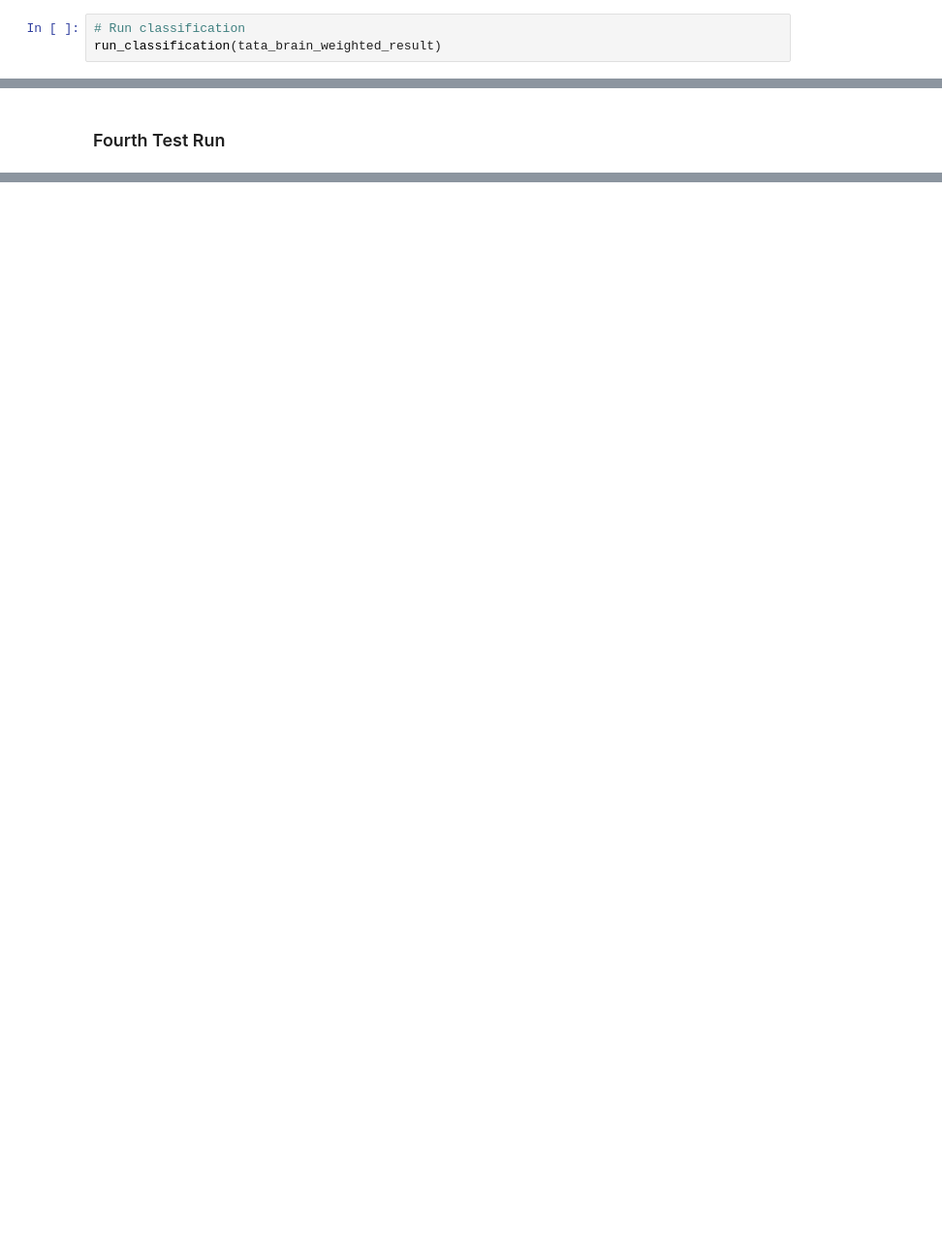
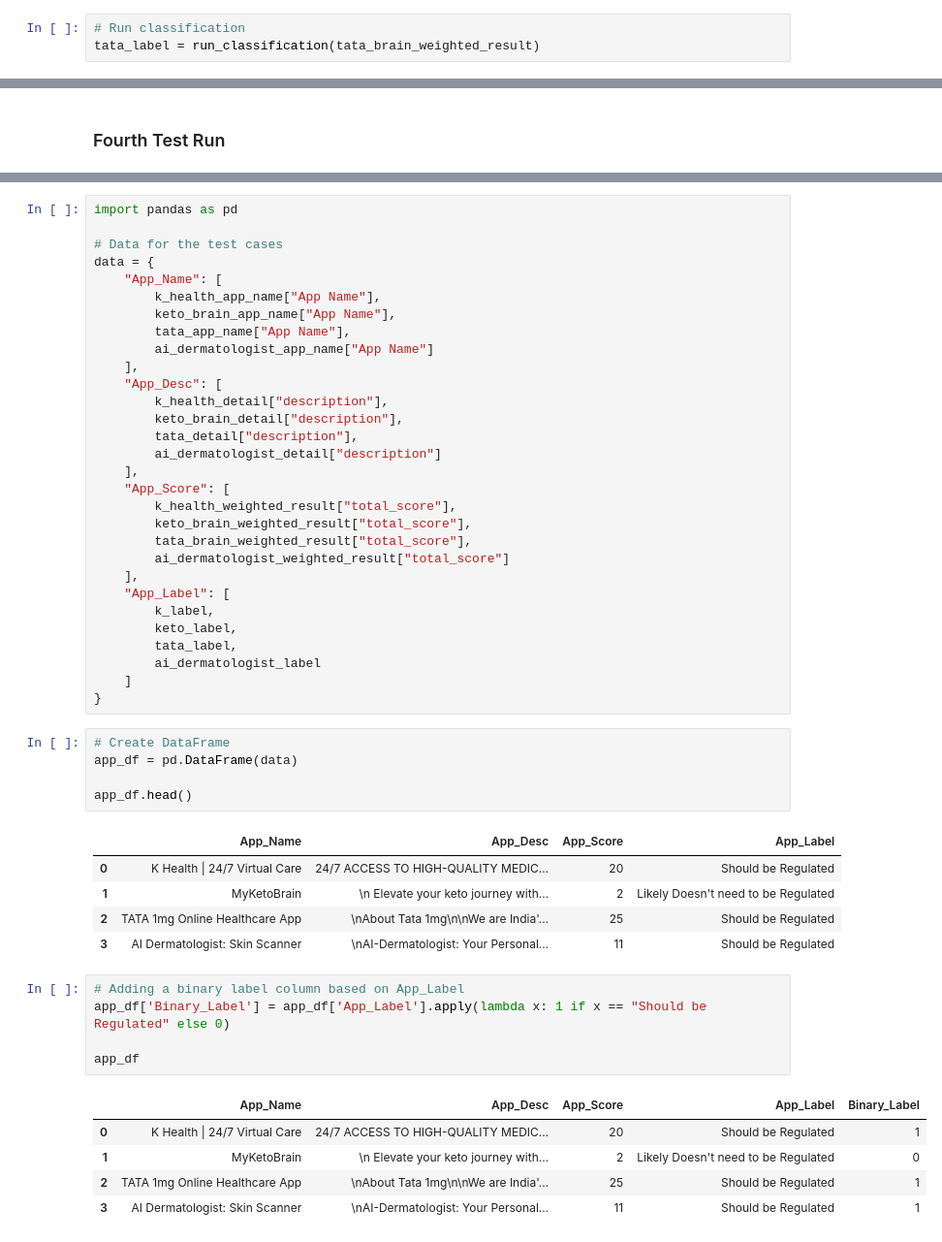
Before and after one commit to ErnestDivine/RA--Prof-Raina, a Jupyter notebook: Apps Scraping & Classification.ipynb, the cells around one changed output, grey strips where cells are left out. Shown at 97% size. Drawn from its saved outputs; the diff is of its cells as text; blank space fills up the shorter version.

```diff
--- a/Apps Scraping & Classification.ipynb
+++ b/Apps Scraping & Classification.ipynb
@@ -429,7 +429,7 @@ tata_brain_weighted_result
  'total_score': 25}
 # %%
 # Run classification
-run_classification(tata_brain_weighted_result)
+tata_label = run_classification(tata_brain_weighted_result)
 # %% [output]
 Compliance Check Summary:
 
@@ -439,0 +514,52 @@ Total Score: 25
+# %%
+import pandas as pd
+
+# Data for the test cases
+data = {
+    "App_Name": [
+        k_health_app_name["App Name"],
+        keto_brain_app_name["App Name"],
+        tata_app_name["App Name"],
+        ai_dermatologist_app_name["App Name"]
+    ],
+    "App_Desc": [
+        k_health_detail["description"],
+        keto_brain_detail["description"],
+        tata_detail["description"],
+        ai_dermatologist_detail["description"]
+    ],
+    "App_Score": [
+        k_health_weighted_result["total_score"],
+        keto_brain_weighted_result["total_score"],
+        tata_brain_weighted_result["total_score"],
+        ai_dermatologist_weighted_result["total_score"]
+    ],
+    "App_Label": [
+        k_label,
+        keto_label,
+        tata_label,
+        ai_dermatologist_label
+    ]
+}
+# %%
+# Create DataFrame
+app_df = pd.DataFrame(data)
+
+app_df.head()
+# %% [output]
+|  | App_Name | App_Desc | App_Score | App_Label |
+| 0 | K Health | 24/7 Virtual Care | 24/7 ACCESS TO HIGH-QUALITY MEDIC... | 20 | Should be Regulated |
+| 1 | MyKetoBrain | \n Elevate your keto journey with... | 2 | Likely Doesn't need to be Regulated |
+| 2 | TATA 1mg Online Healthcare App | \nAbout Tata 1mg\n\nWe are India'... | 25 | Should be Regulated |
+| 3 | AI Dermatologist: Skin Scanner | \nAI-Dermatologist: Your Personal... | 11 | Should be Regulated |
+# %%
+# Adding a binary label column based on App_Label
+app_df['Binary_Label'] = app_df['App_Label'].apply(lambda x: 1 if x == "Should be Regulated" else 0)
+
+app_df
+# %% [output]
+|  | App_Name | App_Desc | App_Score | App_Label | Binary_Label |
+| 0 | K Health | 24/7 Virtual Care | 24/7 ACCESS TO HIGH-QUALITY MEDIC... | 20 | Should be Regulated | 1 |
+| 1 | MyKetoBrain | \n Elevate your keto journey with... | 2 | Likely Doesn't need to be Regulated | 0 |
+| 2 | TATA 1mg Online Healthcare App | \nAbout Tata 1mg\n\nWe are India'... | 25 | Should be Regulated | 1 |
+| 3 | AI Dermatologist: Skin Scanner | \nAI-Dermatologist: Your Personal... | 11 | Should be Regulated | 1 |
```
Also changed, not shown: parts of 33 cells of this notebook.
